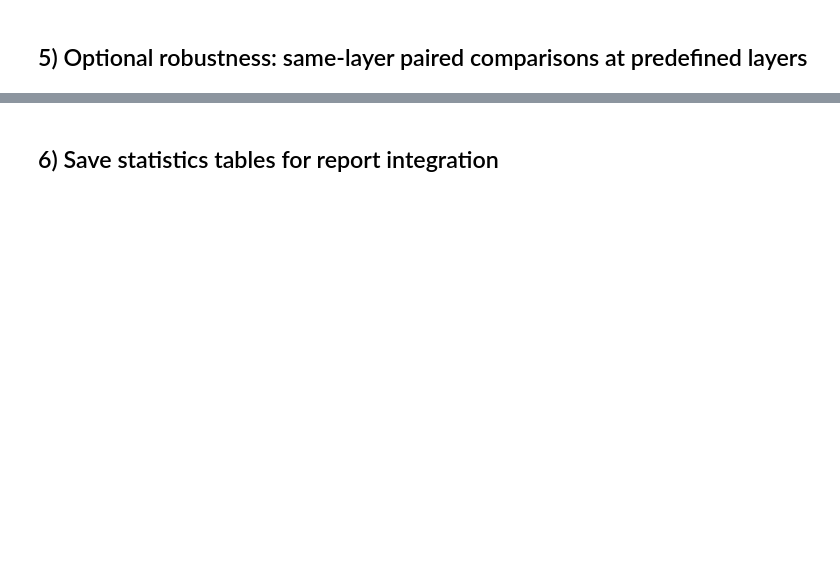
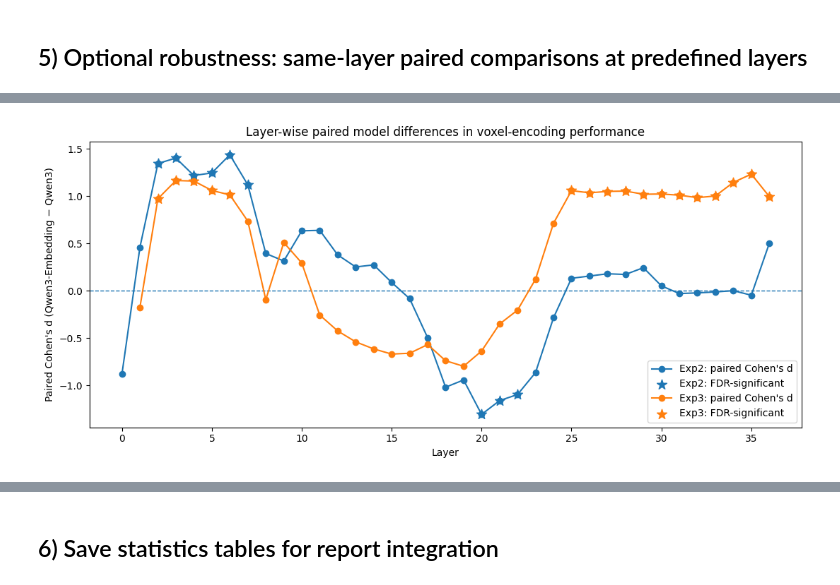
Before and after one commit to Firdaous2002/NeuroNLP, a Jupyter notebook: inferential_statistics_correction.ipynb, the cells around one changed output, grey strips where cells are left out. Drawn from its saved outputs; the diff is of its cells as text; code cells hidden in the pictures; blank space fills up the shorter version.

```diff
--- a/inferential_statistics_correction.ipynb
+++ b/inferential_statistics_correction.ipynb
@@ -220,0 +328,38 @@ pd.DataFrame(rows)
+# %%
+import matplotlib.pyplot as plt
+import numpy as np
+
+plot_df = layerwise_df.copy()
+
+plt.figure(figsize=(11, 5))
+plt.axhline(0, linestyle="--", linewidth=1)
+
+for exp_name in sorted(plot_df["experiment"].unique()):
+    exp_df = plot_df[plot_df["experiment"] == exp_name].copy()
+
+    plt.plot(
+        exp_df["layer"],
+        exp_df["cohens_d_paired"],
+        marker="o",
+        label=f"{exp_name}: paired Cohen's d"
+    )
+
+    sig_df = exp_df[exp_df["sig_fdr_0.05"] == True]
+
+    if len(sig_df) > 0:
+        plt.scatter(
+            sig_df["layer"],
+            sig_df["cohens_d_paired"],
+            s=110,
+            marker="*",
+            label=f"{exp_name}: FDR-significant"
+        )
+
+plt.xlabel("Layer")
+plt.ylabel("Paired Cohen's d (Qwen3-Embedding − Qwen3)")
+plt.title("Layer-wise paired model differences in voxel-encoding performance")
+plt.legend()
+plt.tight_layout()
+plt.show()
+# %% [output]
+[figure, added]
```
Also changed, not shown: parts of 13 cells of this notebook, 6 other files.
